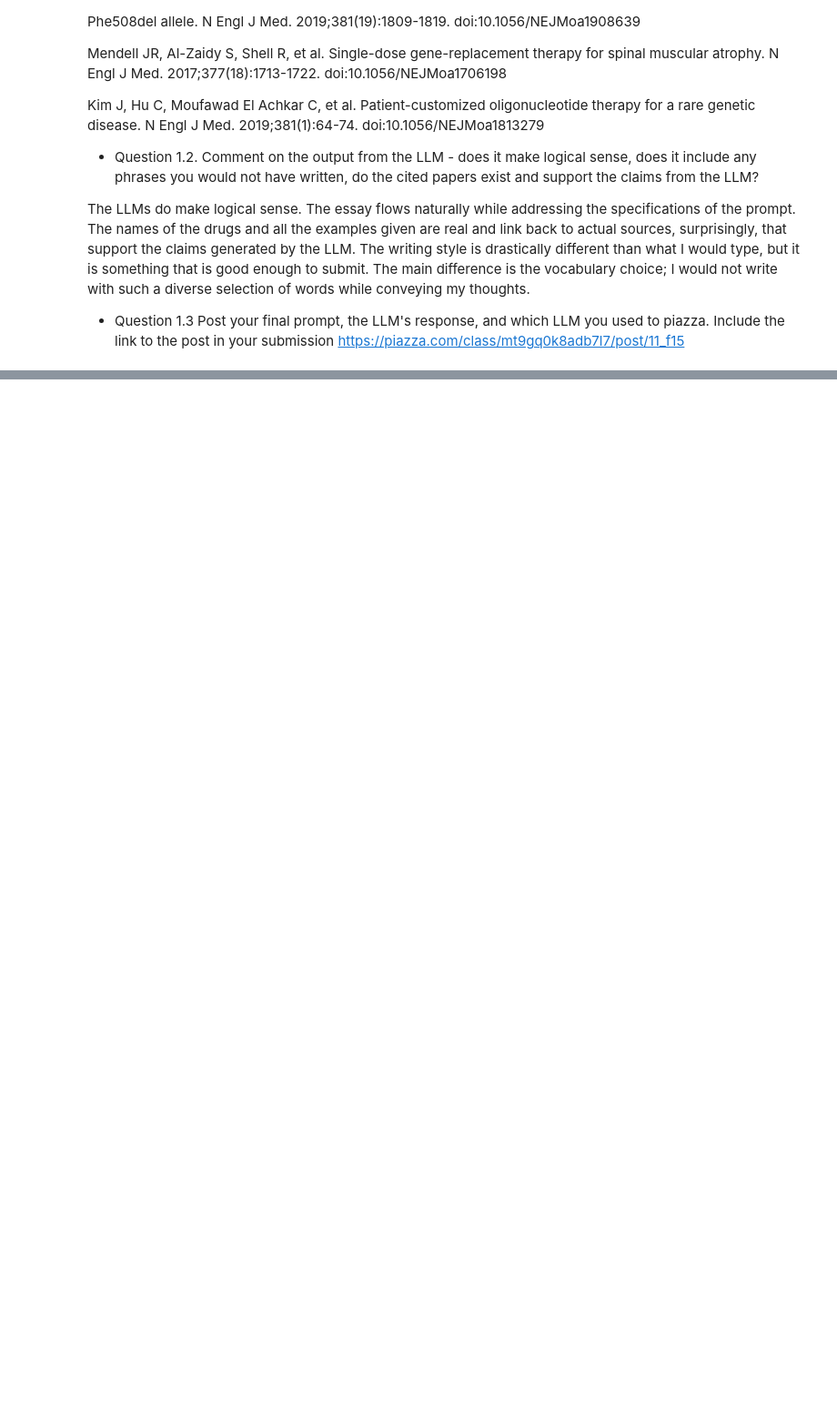
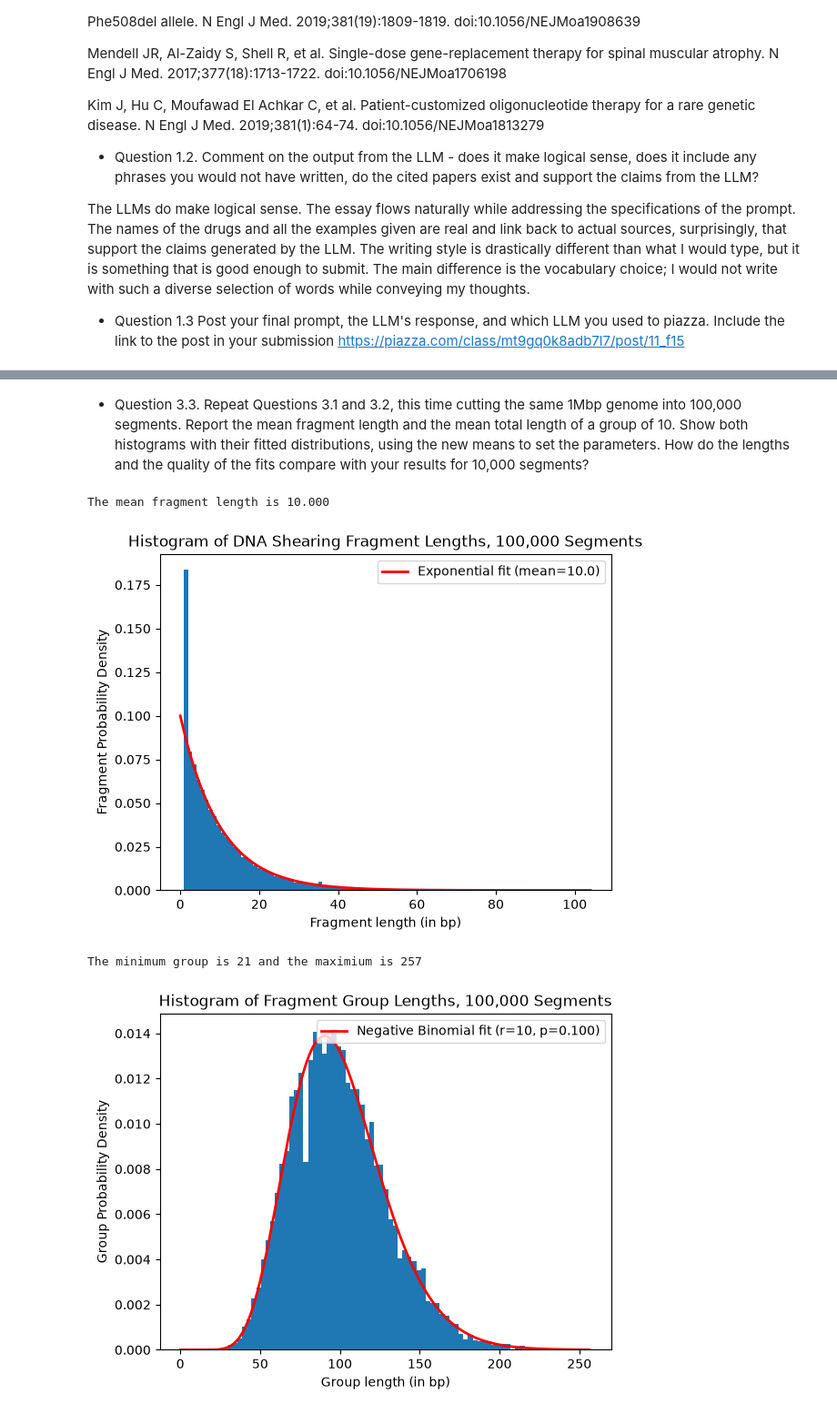
Before and after one commit to kolluashrith/CG-ACG, a Jupyter notebook: Assignment1.ipynb, the cells around one changed output, grey strips where cells are left out. Shown at 91% size. Saved outputs shown, nothing was run; the diff lists cells and outputs as text; code cells hidden in the pictures; blank space fills up the shorter version.

```diff
--- a/Assignment1.ipynb
+++ b/Assignment1.ipynb
@@ -48,0 +255,63 @@ https://piazza.com/class/mt9gq0k8adb7l7/post/11_f15
+# %% [markdown]
+- Question 3.3. Repeat Questions 3.1 and 3.2, this time cutting the same 1Mbp genome into 100,000 segments. Report the mean fragment length and the mean total length of a group of 10. Show both histograms with their fitted distributions, using the new means to set the parameters. How do the lengths and the quality of the fits compare with your results for 10,000 segments?
+# %%
+num_segments2 = 100000
+
+## sample distinct cut positions without replacement
+cut_points2 = rng.sample(range(1, genomesize-1), num_segments2-1)
+boundaries2 = np.concatenate([[0], np.sort(cut_points2), [genomesize]])
+fragment_lengths2 = []
+
+for i in range (num_segments2):
+  length = boundaries2[i+1] - boundaries2[i]
+  fragment_lengths2.append(length)
+
+mean_length2 = np.mean(fragment_lengths2)
+print(f"The mean fragment length is {mean_length2:.3f}")
+
+#Sim Histogram
+plt.hist(fragment_lengths2, bins=100, orientation='vertical', density='True')
+plt.xlabel("Fragment length (in bp)")
+plt.ylabel("Fragment Probability Density")
+plt.title("Histogram of DNA Shearing Fragment Lengths, 100,000 Segments")
+
+#Overlay Expo
+x = np.linspace(0, np.max(fragment_lengths2), 1000)
+pdf = 1/mean_length2 * np.exp(-1/mean_length2 * x)
+plt.plot(x, pdf, 'r-', linewidth=2, label=f'Exponential fit (mean={mean_length2:.1f})')
+
+plt.legend()
+plt.show()
+
+from scipy.stats import nbinom
+
+fragment_lengths2 = np.array(fragment_lengths2)
+combined_lengths2 = []
+for i in range(10000):
+    combined_lengths2.append(sum(fragment_lengths2[(i*10) : (i*10+10)]))
+
+mean_combined_length2 = np.mean(combined_lengths2)
+print(f"The minimum group is {min(combined_lengths2)} and the maximium is {max(combined_lengths2)}")
+
+#Sim Histogram
+plt.hist(combined_lengths2, bins=80, orientation='vertical', density='True')
+plt.xlabel("Group length (in bp)")
+plt.ylabel("Group Probability Density")
+plt.title("Histogram of Fragment Group Lengths, 100,000 Segments")
+
+#Overlay Negative Binomial
+r = 10
+p = 10 / mean_combined_length2
+s = np.arange(0, np.max(combined_lengths2))
+pmf = nbinom.pmf(s - 10, 10, p)
+plt.plot(s, pmf, 'r-', linewidth=2, label=f'Negative Binomial fit (r=10, p={p:.3f})')
+
+plt.legend()
+plt.show()
+
+#The length and quality of fit are similar across both segment counts. One difference is that 100,000 segments seems to result in significantly more of the smallest fragment sizes than the 10,000 segment simulation.
+# %% [output]
+The mean fragment length is 10.000
+[figure, added]
+The minimum group is 21 and the maximium is 257
+[figure, added]
```
Also changed, not shown: parts of 20 cells of this notebook, 1 other file.
